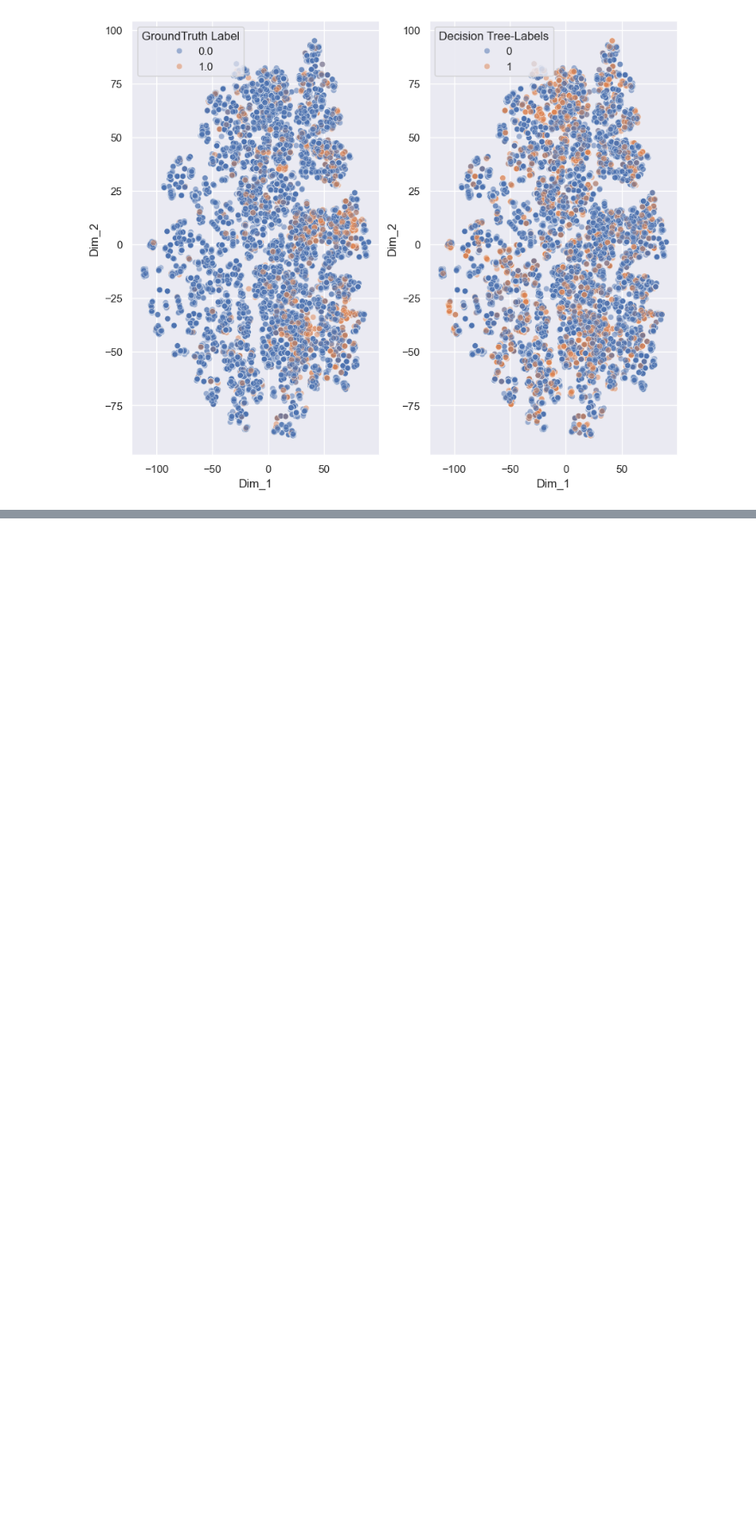
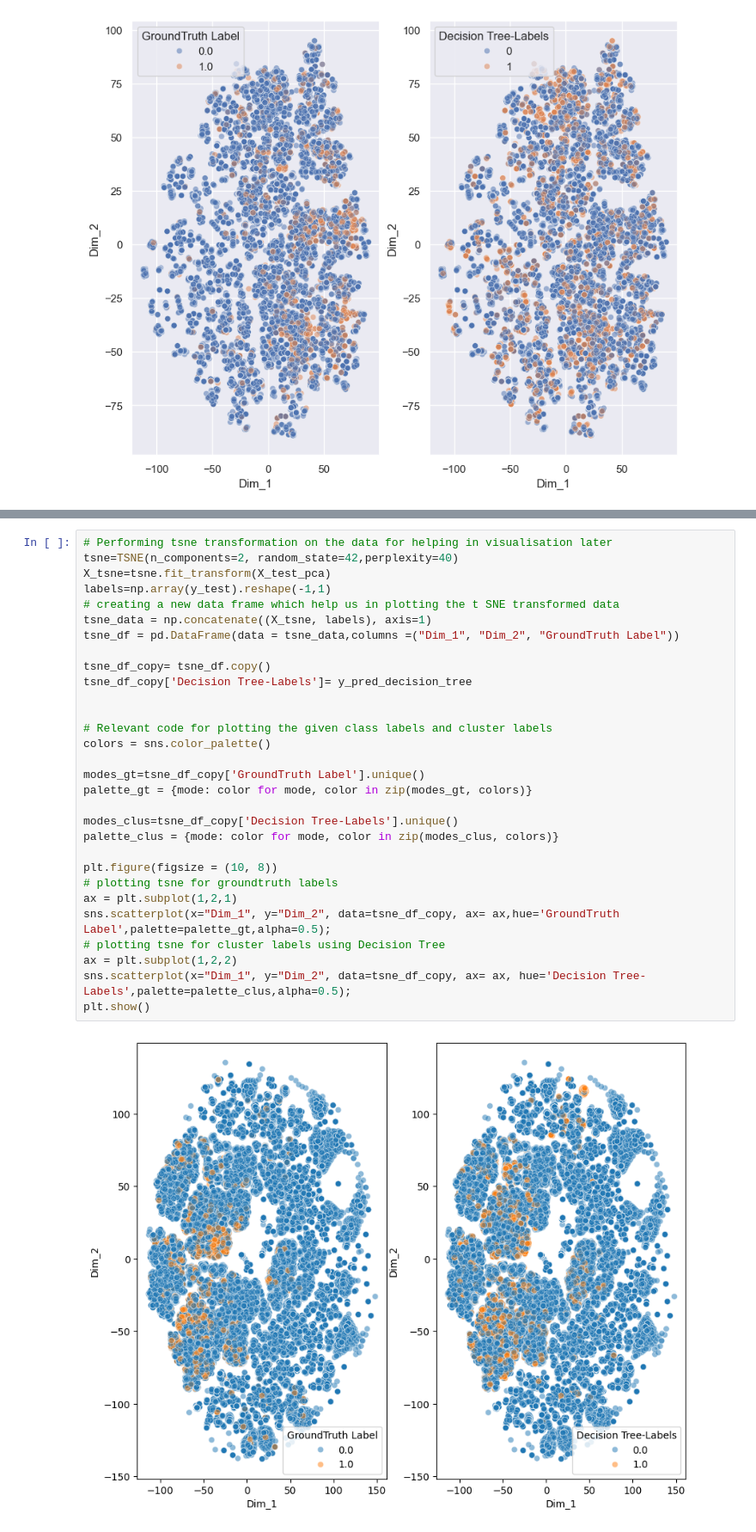
Before and after one commit to iiitssdproject/anomaly-detection, a Jupyter notebook: Anomaly Detection.ipynb, the cells around one changed output, grey strips where cells are left out. Shown at 86% size. Drawn from its saved outputs; the diff is of its cells as text; blank space fills up the shorter version.

```diff
--- a/Anomaly Detection.ipynb
+++ b/Anomaly Detection.ipynb
@@ -894,0 +1401,32 @@ plt.show()
+# %%
+# Performing tsne transformation on the data for helping in visualisation later
+tsne=TSNE(n_components=2, random_state=42,perplexity=40)
+X_tsne=tsne.fit_transform(X_test_pca)
+labels=np.array(y_test).reshape(-1,1)
+# creating a new data frame which help us in plotting the t SNE transformed data
+tsne_data = np.concatenate((X_tsne, labels), axis=1)
+tsne_df = pd.DataFrame(data = tsne_data,columns =("Dim_1", "Dim_2", "GroundTruth Label"))
+
+tsne_df_copy= tsne_df.copy()
+tsne_df_copy['Decision Tree-Labels']= y_pred_decision_tree
+
+
+# Relevant code for plotting the given class labels and cluster labels
+colors = sns.color_palette()
+
+modes_gt=tsne_df_copy['GroundTruth Label'].unique()
+palette_gt = {mode: color for mode, color in zip(modes_gt, colors)}
+
+modes_clus=tsne_df_copy['Decision Tree-Labels'].unique()
+palette_clus = {mode: color for mode, color in zip(modes_clus, colors)}
+
+plt.figure(figsize = (10, 8))
+# plotting tsne for groundtruth labels
+ax = plt.subplot(1,2,1)
+sns.scatterplot(x="Dim_1", y="Dim_2", data=tsne_df_copy, ax= ax,hue='GroundTruth Label',palette=palette_gt,alpha=0.5);
+# plotting tsne for cluster labels using Decision Tree
+ax = plt.subplot(1,2,2)
+sns.scatterplot(x="Dim_1", y="Dim_2", data=tsne_df_copy, ax= ax, hue='Decision Tree-Labels',palette=palette_clus,alpha=0.5);
+plt.show()
+# %% [output]
+[figure, added]
```
Also changed, not shown: parts of 11 cells of this notebook, 1 other file.
